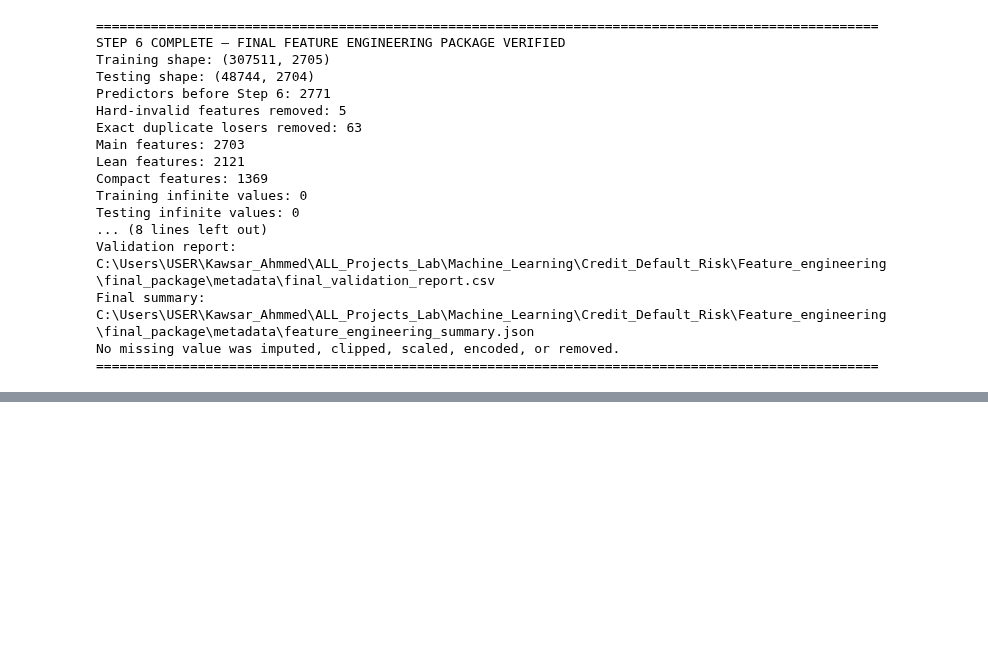
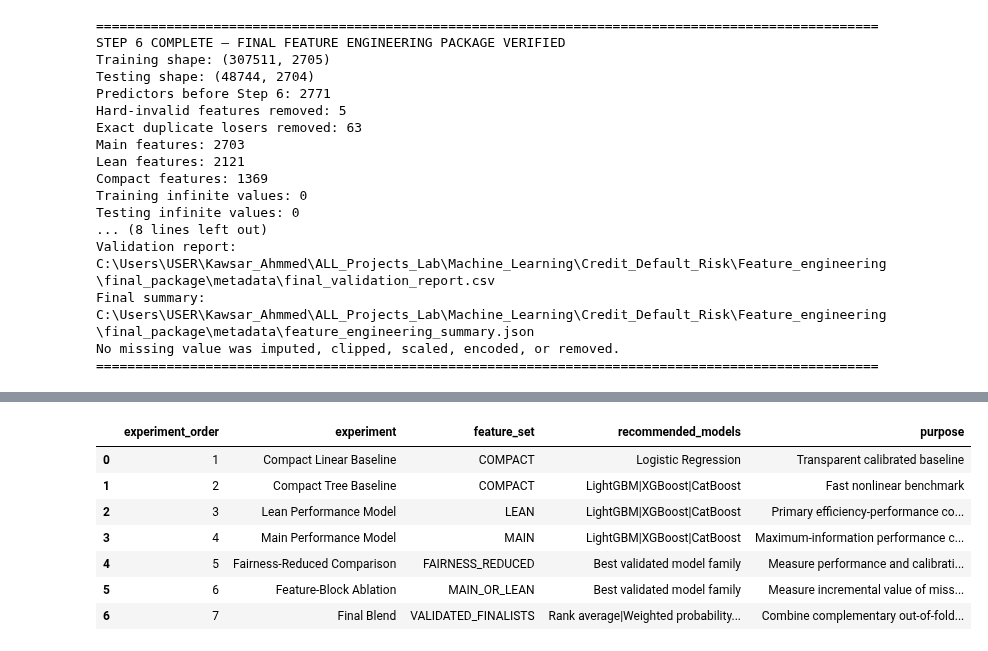
Before and after one commit to kawsar07ahmmed0712-rgb/Credit_Default_Risk, a Jupyter notebook: Notebook/3.Feature_Engeneering.ipynb, the cells around one changed output, grey strips where cells are left out. Cells and saved outputs as stored; diff of their text form; code cells hidden in the pictures; blank space fills up the shorter version.

```diff
--- a/Notebook/3.Feature_Engeneering.ipynb
+++ b/Notebook/3.Feature_Engeneering.ipynb
@@ -5109,0 +5334,86 @@ No missing value was imputed, clipped, scaled, encoded, or removed.
+# %%
+fairness_exclusion_features = set(fairness_exclusion["feature"].astype(str))
+fairness_reduced_features = [feature for feature in main_features if feature not in fairness_exclusion_features]
+
+assert set(fairness_reduced_features).issubset(main_features), "Fairness-reduced features are not a subset of Main."
+assert ID_COLUMN not in fairness_reduced_features, "Identifier entered the fairness-reduced list."
+assert TARGET_COLUMN not in fairness_reduced_features, "Target entered the fairness-reduced list."
+
+fairness_reduced_table = pd.DataFrame({"feature_order": range(len(fairness_reduced_features)), "feature": fairness_reduced_features})
+fairness_reduced_table.to_csv(FINAL_METADATA_DIR / "fairness_reduced_feature_list.csv", index=False)
+
+modelling_input_manifest = pd.DataFrame([
+    {"artifact": "Training dataset", "path": str(required_paths["train_dataset"]), "purpose": "Training predictors, identifier, and target", "required": True},
+    {"artifact": "Testing dataset", "path": str(required_paths["test_dataset"]), "purpose": "Testing predictors and identifier", "required": True},
+    {"artifact": "Main feature list", "path": str(required_paths["main_list"]), "purpose": "Maximum information-preserving model set", "required": True},
+    {"artifact": "Lean feature list", "path": str(required_paths["lean_list"]), "purpose": "Reduced-redundancy performance set", "required": True},
+    {"artifact": "Compact feature list", "path": str(required_paths["compact_list"]), "purpose": "Interpretable and faster model set", "required": True},
+    {"artifact": "Fairness-reduced feature list", "path": str(FINAL_METADATA_DIR / "fairness_reduced_feature_list.csv"), "purpose": "Optional fairness comparison set", "required": False},
+    {"artifact": "Final feature registry", "path": str(required_paths["registry"]), "purpose": "Feature identity, origin, validation, and governance evidence", "required": True},
+    {"artifact": "Review watchlist", "path": str(required_paths["review_watchlist"]), "purpose": "Drift, support, manual-review, and governance monitoring", "required": True},
+    {"artifact": "Validation report", "path": str(required_paths["validation"]), "purpose": "Final structural and saved-file validation evidence", "required": True}
+])
+
+modelling_experiment_plan = pd.DataFrame([
+    {"experiment_order": 1, "experiment": "Compact Linear Baseline", "feature_set": "COMPACT", "recommended_models": "Logistic Regression", "purpose": "Transparent calibrated baseline"},
+    {"experiment_order": 2, "experiment": "Compact Tree Baseline", "feature_set": "COMPACT", "recommended_models": "LightGBM|XGBoost|CatBoost", "purpose": "Fast nonlinear benchmark"},
+    {"experiment_order": 3, "experiment": "Lean Performance Model", "feature_set": "LEAN", "recommended_models": "LightGBM|XGBoost|CatBoost", "purpose": "Primary efficiency-performance comparison"},
+    {"experiment_order": 4, "experiment": "Main Performance Model", "feature_set": "MAIN", "recommended_models": "LightGBM|XGBoost|CatBoost", "purpose": "Maximum-information performance comparison"},
+    {"experiment_order": 5, "experiment": "Fairness-Reduced Comparison", "feature_set": "FAIRNESS_REDUCED", "recommended_models": "Best validated model family", "purpose": "Measure performance and calibration change after optional exclusions"},
+    {"experiment_order": 6, "experiment": "Feature-Block Ablation", "feature_set": "MAIN_OR_LEAN", "recommended_models": "Best validated model family", "purpose": "Measure incremental value of missingness, application, behaviour, temporal, and interaction blocks"},
+    {"experiment_order": 7, "experiment": "Final Blend", "feature_set": "VALIDATED_FINALISTS", "recommended_models": "Rank average|Weighted probability blend", "purpose": "Combine complementary out-of-fold validated models"}
+])
+
+preprocessing_contract = pd.DataFrame([
+    {"operation": "Missing-value imputation", "location": "Inside each cross-validation training fold", "feature_engineering_notebook": "NOT_PERFORMED"},
+    {"operation": "Numerical scaling", "location": "Inside each cross-validation training fold when required", "feature_engineering_notebook": "NOT_PERFORMED"},
+    {"operation": "Categorical encoding", "location": "Inside each cross-validation training fold or native CatBoost handling", "feature_engineering_notebook": "NOT_PERFORMED"},
+    {"operation": "Target or WOE encoding", "location": "Out-of-fold only", "feature_engineering_notebook": "PROHIBITED"},
+    {"operation": "Supervised binning or splines", "location": "Inside each cross-validation training fold", "feature_engineering_notebook": "PROHIBITED"},
+    {"operation": "Feature selection", "location": "Using training-fold evidence only", "feature_engineering_notebook": "NOT_PERFORMED"},
+    {"operation": "Probability calibration", "location": "Out-of-fold or nested validation predictions", "feature_engineering_notebook": "NOT_PERFORMED"},
+    {"operation": "Blend-weight selection", "location": "Out-of-fold predictions only", "feature_engineering_notebook": "NOT_PERFORMED"}
+])
+
+evaluation_contract = {
+    "primary_metric": "ROC-AUC",
+    "secondary_metrics": ["PR-AUC", "Log Loss", "Brier Score", "KS", "Calibration Slope", "Calibration Intercept"],
+    "prediction_policy": "Generate out-of-fold predictions for every validated model.",
+    "test_policy": "Do not use test predictions or test labels for preprocessing, feature selection, hyperparameter selection, calibration, or blending.",
+    "feature_sets": {"MAIN": len(main_features), "LEAN": len(lean_features), "COMPACT": len(compact_features), "FAIRNESS_REDUCED": len(fairness_reduced_features)}
+}
+
+modelling_input_manifest.to_csv(FINAL_METADATA_DIR / "modelling_input_manifest.csv", index=False)
+modelling_experiment_plan.to_csv(FINAL_METADATA_DIR / "modelling_experiment_plan.csv", index=False)
+preprocessing_contract.to_csv(FINAL_METADATA_DIR / "modelling_preprocessing_contract.csv", index=False)
+
+with open(FINAL_METADATA_DIR / "modelling_evaluation_contract.json", "w", encoding="utf-8") as file:
+    json.dump(evaluation_contract, file, indent=2)
+
+display(modelling_experiment_plan)
+display(preprocessing_contract)
+
+handoff_summary = pd.DataFrame([
+    {"feature_set": "MAIN", "feature_count": len(main_features), "purpose": "Maximum information preservation"},
+    {"feature_set": "LEAN", "feature_count": len(lean_features), "purpose": "Reduced redundancy and efficient performance"},
+    {"feature_set": "COMPACT", "feature_count": len(compact_features), "purpose": "Interpretability and faster experimentation"},
+    {"feature_set": "FAIRNESS_REDUCED", "feature_count": len(fairness_reduced_features), "purpose": "Optional fairness comparison"}
+])
+
+display(handoff_summary)
+
+print("=" * 90)
+print("STEP 7.2 COMPLETE")
+print(f"Modelling experiments defined: {len(modelling_experiment_plan)}")
+print(f"Preprocessing rules defined: {len(preprocessing_contract)}")
+print(f"Fairness-reduced features: {len(fairness_reduced_features)}")
+print("=" * 90)
+# %% [output]
+|  | experiment_order | experiment | feature_set | recommended_models | purpose |
+| 0 | 1 | Compact Linear Baseline | COMPACT | Logistic Regression | Transparent calibrated baseline |
+| 1 | 2 | Compact Tree Baseline | COMPACT | LightGBM|XGBoost|CatBoost | Fast nonlinear benchmark |
+| 2 | 3 | Lean Performance Model | LEAN | LightGBM|XGBoost|CatBoost | Primary efficiency-performance co... |
+| 3 | 4 | Main Performance Model | MAIN | LightGBM|XGBoost|CatBoost | Maximum-information performance c... |
+| 4 | 5 | Fairness-Reduced Comparison | FAIRNESS_REDUCED | Best validated model family | Measure performance and calibrati... |
+| 5 | 6 | Feature-Block Ablation | MAIN_OR_LEAN | Best validated model family | Measure incremental value of miss... |
+| 6 | 7 | Final Blend | VALIDATED_FINALISTS | Rank average|Weighted probability... | Combine complementary out-of-fold... |
```
Also changed, not shown: parts of 7 cells of this notebook.
